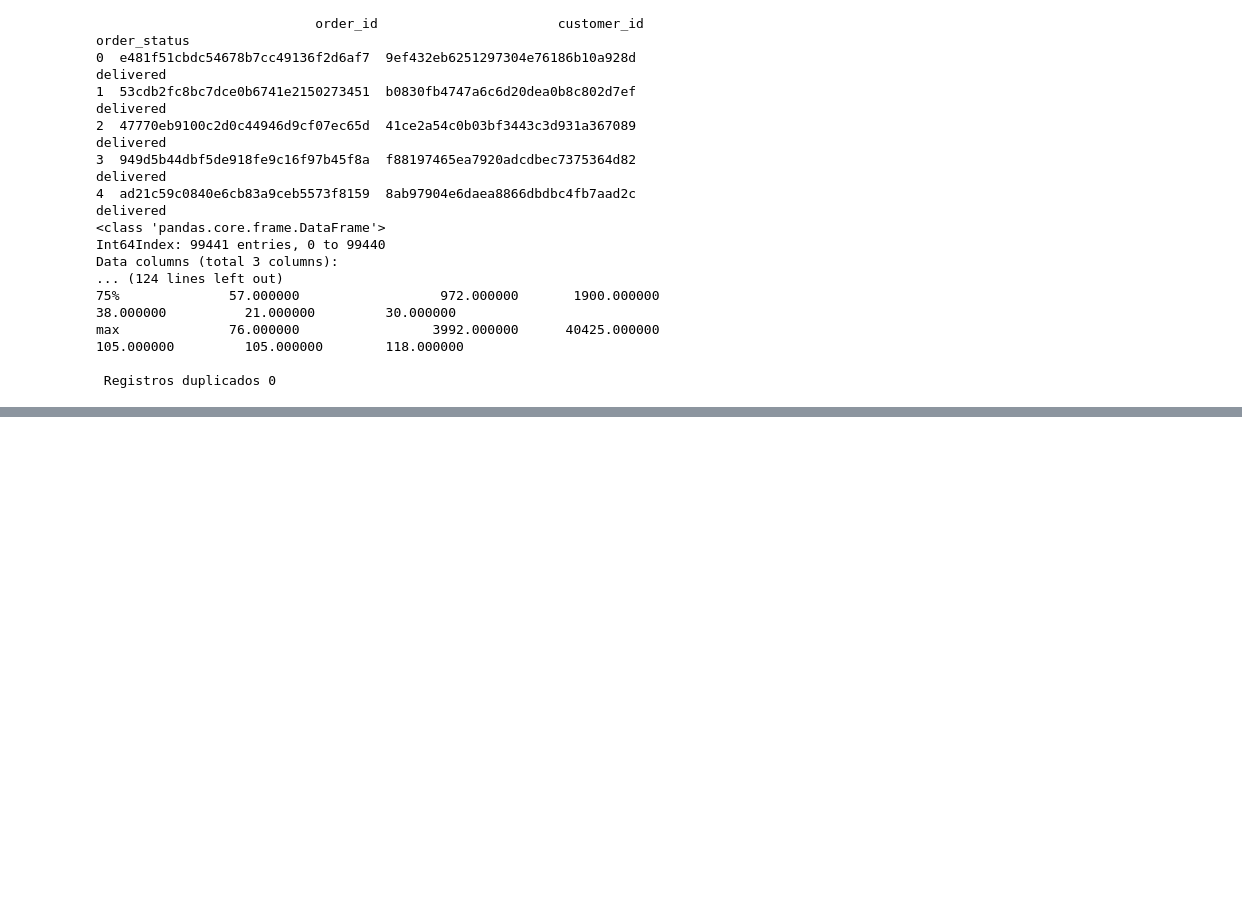
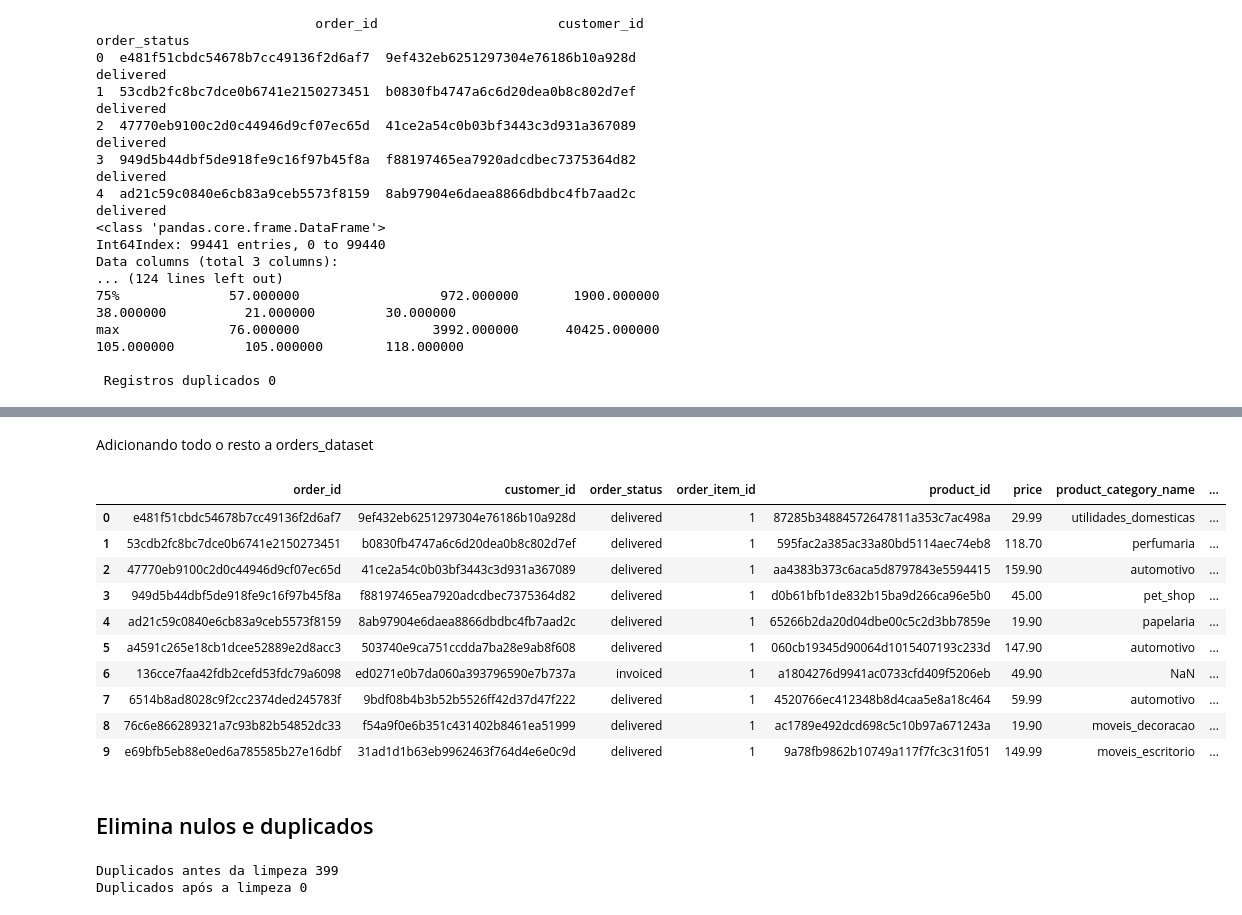
Before and after one commit to CarlosYohei/ASSIGNMENT18, a Jupyter notebook: Day07.ipynb, the cells around one changed output, grey strips where cells are left out. Saved outputs shown, nothing was run; the diff lists cells and outputs as text; code cells hidden in the pictures; blank space fills up the shorter version.

```diff
--- a/Day07.ipynb
+++ b/Day07.ipynb
@@ -69,0 +105,3 @@ max              76.000000                 3992.000000      40425.000000
+# %%
+df_items_category = pd.merge(df_items, df_products[['product_id', 'product_category_name']], on='product_id')
+df_items_category.head(10)
@@ -69,0 +122,3 @@ max              76.000000                 3992.000000      40425.000000
+# %%
+df_items_category_rating = pd.merge(df_items_category, df_reviews[['order_id', 'review_score']], on='order_id')
+df_items_category_rating.head(10)
@@ -69,0 +137,17 @@ max              76.000000                 3992.000000      40425.000000
+# %% [markdown]
+Adicionando todo o resto a orders_dataset
+# %%
+df_orders_full = pd.merge(df_orders, df_items_category_rating, on='order_id')
+df_orders_full.head(10)
+# %% [output]
+|  | order_id | customer_id | order_status | order_item_id | product_id | price | product_category_name | ... |
+| 0 | e481f51cbdc54678b7cc49136f2d6af7 | 9ef432eb6251297304e76186b10a928d | delivered | 1 | 87285b34884572647811a353c7ac498a | 29.99 | utilidades_domesticas | ... |
+| 1 | 53cdb2fc8bc7dce0b6741e2150273451 | b0830fb4747a6c6d20dea0b8c802d7ef | delivered | 1 | 595fac2a385ac33a80bd5114aec74eb8 | 118.70 | perfumaria | ... |
+| 2 | 47770eb9100c2d0c44946d9cf07ec65d | 41ce2a54c0b03bf3443c3d931a367089 | delivered | 1 | aa4383b373c6aca5d8797843e5594415 | 159.90 | automotivo | ... |
+| 3 | 949d5b44dbf5de918fe9c16f97b45f8a | f88197465ea7920adcdbec7375364d82 | delivered | 1 | d0b61bfb1de832b15ba9d266ca96e5b0 | 45.00 | pet_shop | ... |
+| 4 | ad21c59c0840e6cb83a9ceb5573f8159 | 8ab97904e6daea8866dbdbc4fb7aad2c | delivered | 1 | 65266b2da20d04dbe00c5c2d3bb7859e | 19.90 | papelaria | ... |
+| 5 | a4591c265e18cb1dcee52889e2d8acc3 | 503740e9ca751ccdda7ba28e9ab8f608 | delivered | 1 | 060cb19345d90064d1015407193c233d | 147.90 | automotivo | ... |
+| 6 | 136cce7faa42fdb2cefd53fdc79a6098 | ed0271e0b7da060a393796590e7b737a | invoiced | 1 | a1804276d9941ac0733cfd409f5206eb | 49.90 | NaN | ... |
+| 7 | 6514b8ad8028c9f2cc2374ded245783f | 9bdf08b4b3b52b5526ff42d37d47f222 | delivered | 1 | 4520766ec412348b8d4caa5e8a18c464 | 59.99 | automotivo | ... |
+| 8 | 76c6e866289321a7c93b82b54852dc33 | f54a9f0e6b351c431402b8461ea51999 | delivered | 1 | ac1789e492dcd698c5c10b97a671243a | 19.90 | moveis_decoracao | ... |
+| 9 | e69bfb5eb88e0ed6a785585b27e16dbf | 31ad1d1b63eb9962463f764d4e6e0c9d | delivered | 1 | 9a78fb9862b10749a117f7fc3c31f051 | 149.99 | moveis_escritorio | ... |
@@ -69,0 +156,9 @@ max              76.000000                 3992.000000      40425.000000
+# %% [markdown]
+## Elimina nulos e duplicados
+# %%
+print(f"Duplicados antes da limpeza",df_orders_full.duplicated().sum())
+df_orders_full.drop_duplicates(inplace=True)
+print(f"Duplicados após a limpeza",df_orders_full.duplicated().sum())
+# %% [output]
+Duplicados antes da limpeza 399
+Duplicados após a limpeza 0
```
Also changed, not shown: parts of 17 cells of this notebook.
